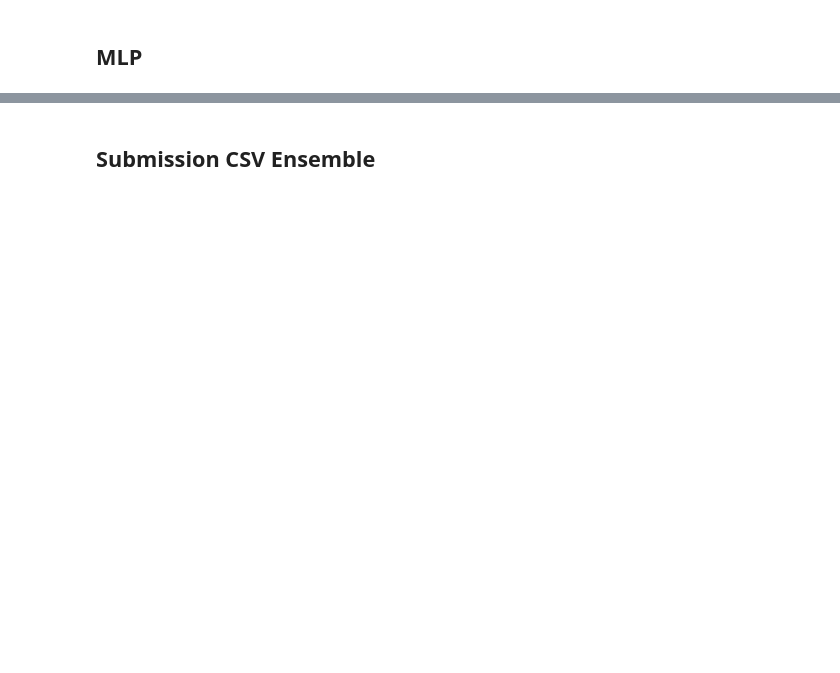
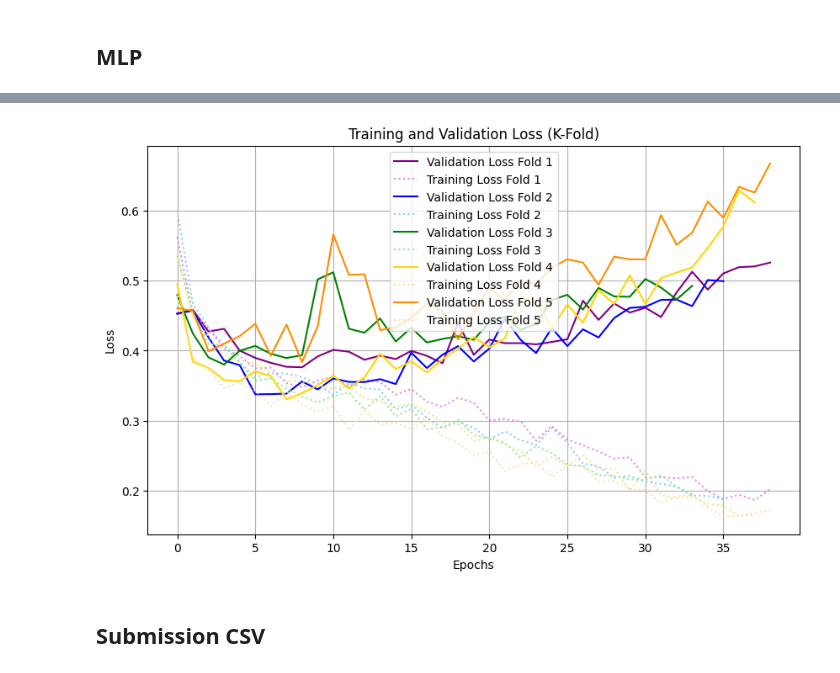
Before and after one commit to RodrigoFernandes-DA/TPs_Univ, a Jupyter notebook: Apprentissage profond/Project/project.ipynb, the cells around one changed output, grey strips where cells are left out. Drawn from its saved outputs; the diff is of its cells as text; code cells hidden in the pictures; blank space fills up the shorter version.

```diff
--- a/Apprentissage profond/Project/project.ipynb
+++ b/Apprentissage profond/Project/project.ipynb
@@ -308,0 +338,22 @@ print(result_df.head())
+# %%
+# Inicializar uma matriz para armazenar as previsões de cada modelo
+predictions_all = np.zeros((len(X_test), len(models)))
+
+# Gerar previsões com cada modelo treinado no K-Fold
+for i, model in enumerate(models):
+    predictions_all[:, i] = np.squeeze(model.predict(X_test))
+
+# Tirar a média das previsões para obter um resultado final mais robusto
+final_predictions = np.mean(predictions_all, axis=1)
+
+# Converter previsões em classes (0 ou 1) usando um threshold de 0.5
+final_predictions_class = (final_predictions >= 0.5).astype(int)
+
+# Calcular Accuracy
+test_accuracy = accuracy_score(y_test, final_predictions_class)
+
+# Calcular AUC
+test_auc = roc_auc_score(y_test, final_predictions)
+
+print(f"Test Accuracy: {test_accuracy:.4f}")
+print(f"Test AUC: {test_auc:.4f}")
@@ -309,2 +368,24 @@ print(result_df.head())
+# %%
+# Definir cores para os folds
+cores_validacao = ['purple', 'blue', 'green', 'gold', 'darkorange']
+cores_treinamento = ['violet', 'lightskyblue', 'lightgreen', 'khaki', 'navajowhite']
+
+plt.figure(figsize=(10, 6))
+
+for i, history in enumerate(histories):
+    # Plot das perdas de validação (linha sólida)
+    plt.plot(history.history['val_loss'], color=cores_validacao[i], label=f'Validation Loss Fold {i+1}')
+
+    # Plot das perdas de treinamento (linha pontilhada)
+    plt.plot(history.history['loss'], color=cores_treinamento[i], linestyle='dotted', label=f'Training Loss Fold {i+1}')
+
+plt.xlabel('Epochs')
+plt.ylabel('Loss')
+plt.title('Training and Validation Loss (K-Fold)')
+plt.legend()
+plt.grid()
+plt.show()
+# %% [output]
+[figure, added]
 # %% [markdown]
-## Submission CSV Ensemble
+## Submission CSV
```
Also changed, not shown: parts of 26 cells of this notebook, 1 other file.
